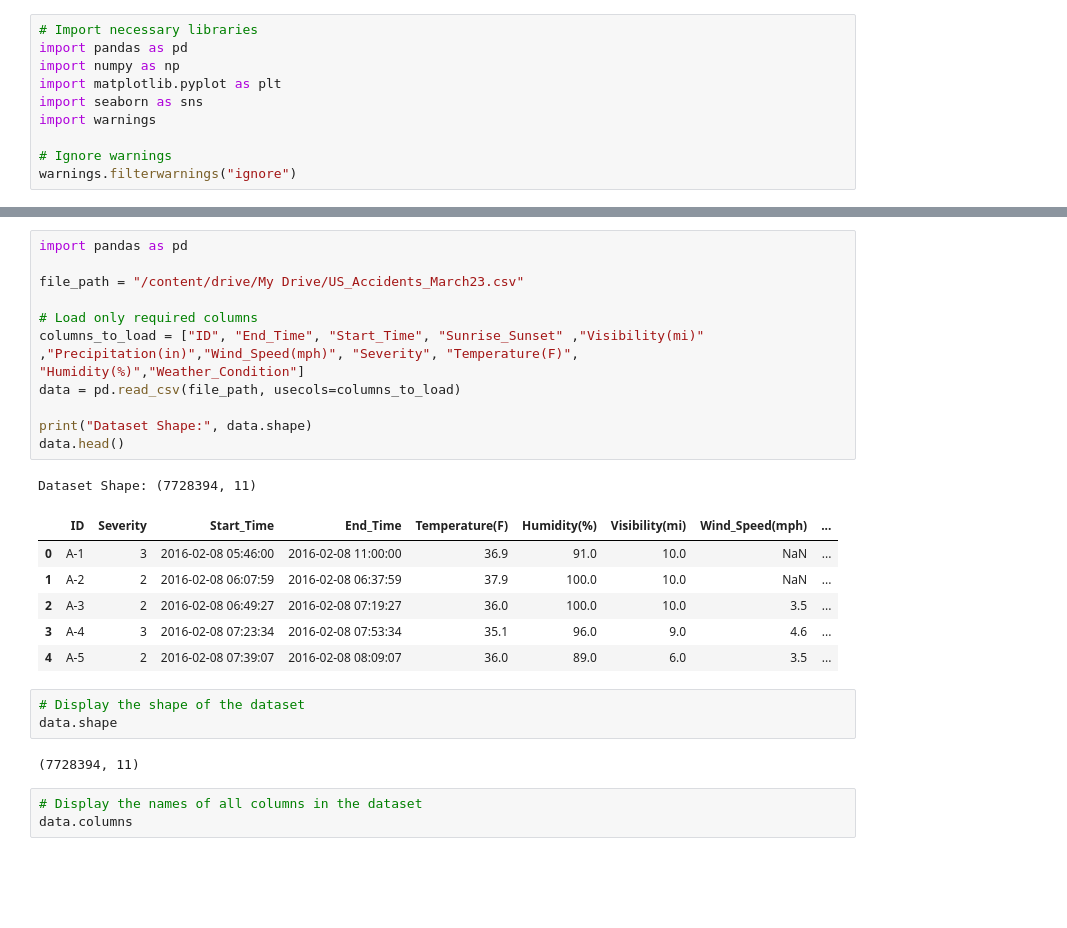
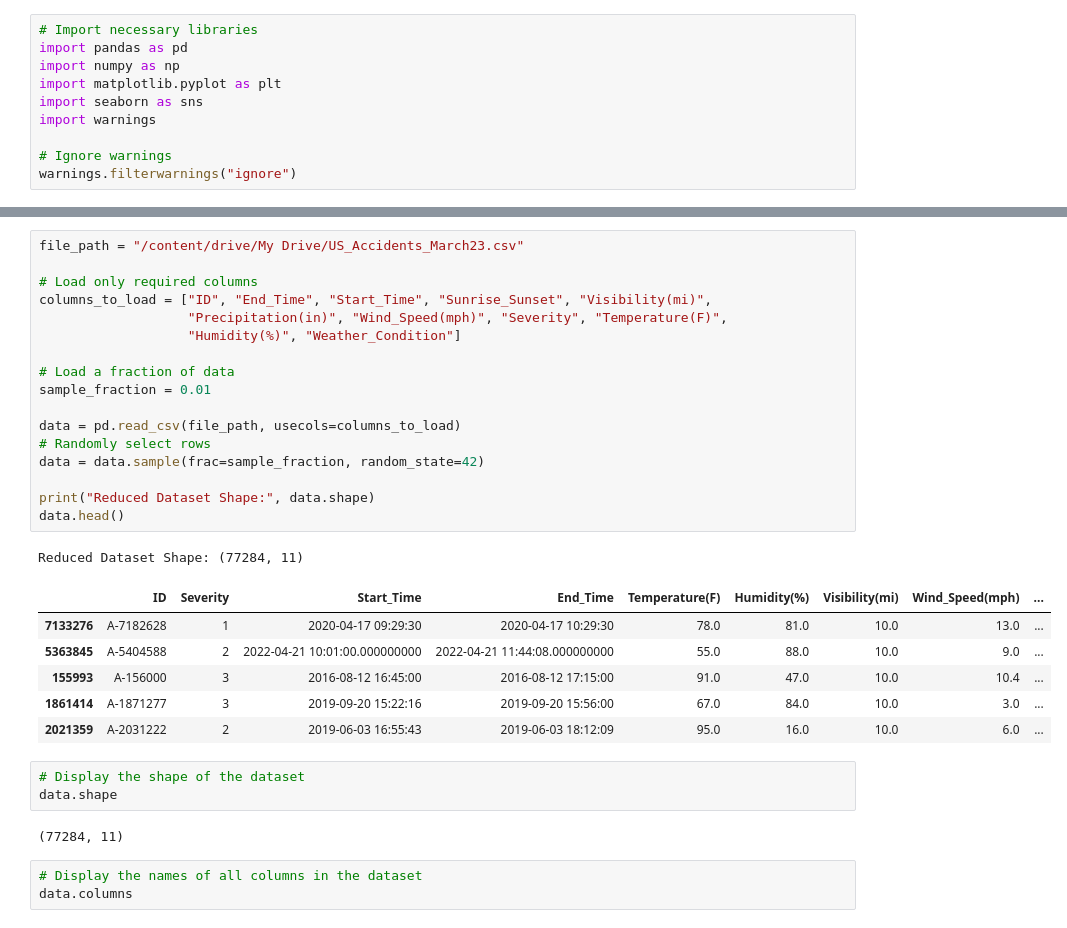
Before and after one commit to yogesherla2/DataScienceProject-23032935, a Jupyter notebook: Untitled5.ipynb, the cells around one changed output, grey strips where cells are left out. Saved outputs shown, nothing was run; the diff lists cells and outputs as text; blank space fills up the shorter version.

```diff
--- a/Untitled5.ipynb
+++ b/Untitled5.ipynb
@@ -18,27 +18,33 @@ Mounted at /content/drive
 # %%
-import pandas as pd
-
 file_path = "/content/drive/My Drive/US_Accidents_March23.csv"
 
 # Load only required columns
-columns_to_load = ["ID", "End_Time", "Start_Time", "Sunrise_Sunset" ,"Visibility(mi)" ,"Precipitation(in)","Wind_Speed(mph)", "Severity", "Temperature(F)", "Humidity(%)","Weather_Condition"]
+columns_to_load = ["ID", "End_Time", "Start_Time", "Sunrise_Sunset", "Visibility(mi)",
+                   "Precipitation(in)", "Wind_Speed(mph)", "Severity", "Temperature(F)",
+                   "Humidity(%)", "Weather_Condition"]
+
+# Load a fraction of data
+sample_fraction = 0.01
+
 data = pd.read_csv(file_path, usecols=columns_to_load)
+# Randomly select rows
+data = data.sample(frac=sample_fraction, random_state=42)
 
-print("Dataset Shape:", data.shape)
+print("Reduced Dataset Shape:", data.shape)
 data.head()
 # %% [output]
-Dataset Shape: (7728394, 11)
+Reduced Dataset Shape: (77284, 11)
 |  | ID | Severity | Start_Time | End_Time | Temperature(F) | Humidity(%) | Visibility(mi) | Wind_Speed(mph) | ... |
-| 0 | A-1 | 3 | 2016-02-08 05:46:00 | 2016-02-08 11:00:00 | 36.9 | 91.0 | 10.0 | NaN | ... |
-| 1 | A-2 | 2 | 2016-02-08 06:07:59 | 2016-02-08 06:37:59 | 37.9 | 100.0 | 10.0 | NaN | ... |
-| 2 | A-3 | 2 | 2016-02-08 06:49:27 | 2016-02-08 07:19:27 | 36.0 | 100.0 | 10.0 | 3.5 | ... |
-| 3 | A-4 | 3 | 2016-02-08 07:23:34 | 2016-02-08 07:53:34 | 35.1 | 96.0 | 9.0 | 4.6 | ... |
-| 4 | A-5 | 2 | 2016-02-08 07:39:07 | 2016-02-08 08:09:07 | 36.0 | 89.0 | 6.0 | 3.5 | ... |
+| 7133276 | A-7182628 | 1 | 2020-04-17 09:29:30 | 2020-04-17 10:29:30 | 78.0 | 81.0 | 10.0 | 13.0 | ... |
+| 5363845 | A-5404588 | 2 | 2022-04-21 10:01:00.000000000 | 2022-04-21 11:44:08.000000000 | 55.0 | 88.0 | 10.0 | 9.0 | ... |
+| 155993 | A-156000 | 3 | 2016-08-12 16:45:00 | 2016-08-12 17:15:00 | 91.0 | 47.0 | 10.0 | 10.4 | ... |
+| 1861414 | A-1871277 | 3 | 2019-09-20 15:22:16 | 2019-09-20 15:56:00 | 67.0 | 84.0 | 10.0 | 3.0 | ... |
+| 2021359 | A-2031222 | 2 | 2019-06-03 16:55:43 | 2019-06-03 18:12:09 | 95.0 | 16.0 | 10.0 | 6.0 | ... |
 # %%
 # Display the shape of the dataset
 data.shape
 # %% [output]
-(7728394, 11)
+(77284, 11)
 # %%
 # Display the names of all columns in the dataset
 data.columns
```
Also changed, not shown: parts of 38 cells of this notebook.
